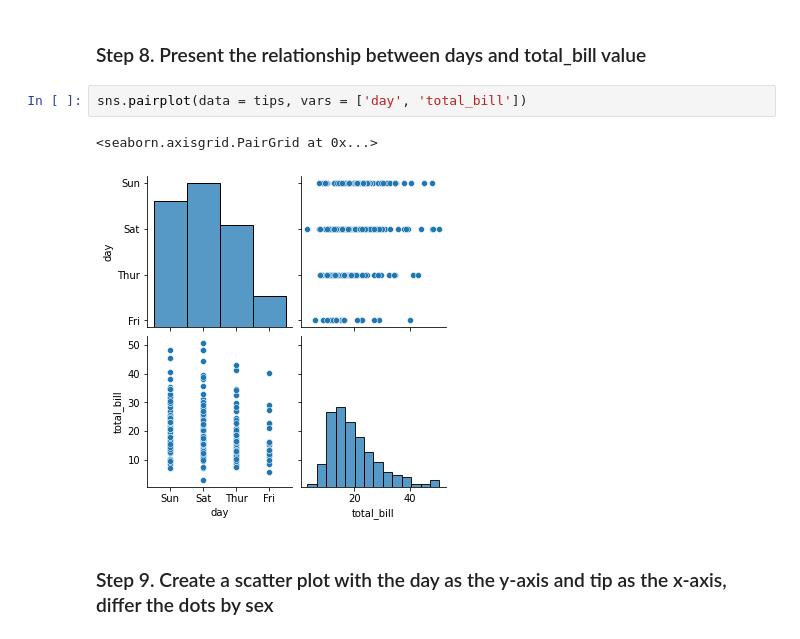
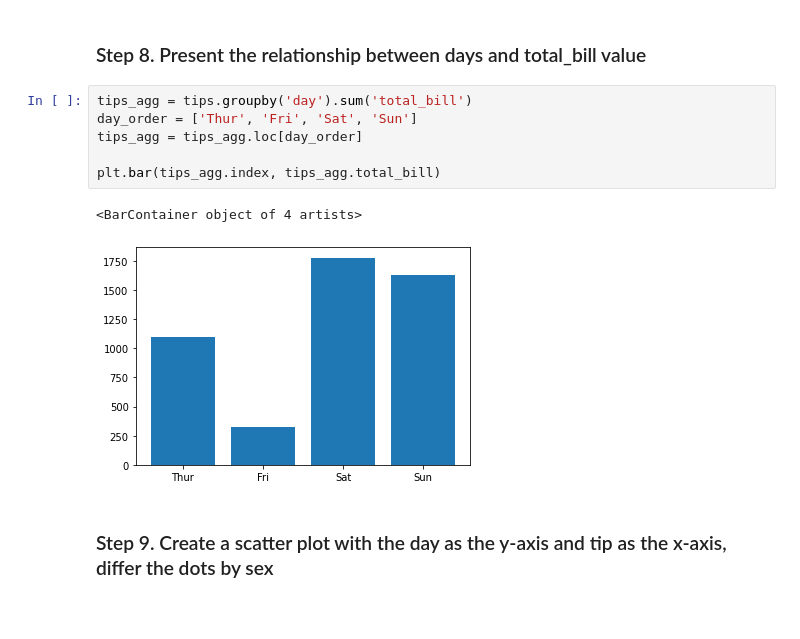
Before and after one commit to Dkepffl/2022-1-ESAA, a Jupyter notebook: Assignment/Assignment0328_tips_Exercises.ipynb, the cells around one changed output. Saved outputs shown, nothing was run; the diff lists cells and outputs as text; blank space fills up the shorter version.

```diff
--- a/Assignment/Assignment0328_tips_Exercises.ipynb
+++ b/Assignment/Assignment0328_tips_Exercises.ipynb
@@ -80,11 +80,15 @@ sns.pairplot(data = tips, vars = ['total_bill', 'tip', 'size'])
 [figure]
 # %% [markdown]
 ### Step 8. Present the relationship between days and total_bill value
-# %%
-sns.pairplot(data = tips, vars = ['day', 'total_bill'])
-# %% [output]
-<seaborn.axisgrid.PairGrid at 0x...>
-[figure, removed]
+# %%
+tips_agg = tips.groupby('day').sum('total_bill')
+day_order = ['Thur', 'Fri', 'Sat', 'Sun']
+tips_agg = tips_agg.loc[day_order]
+
+plt.bar(tips_agg.index, tips_agg.total_bill)
+# %% [output]
+<BarContainer object of 4 artists>
+[figure, added]
 # %% [markdown]
 ### Step 9. Create a scatter plot with the day as the y-axis and tip as the x-axis, differ the dots by sex
 # %%
```
